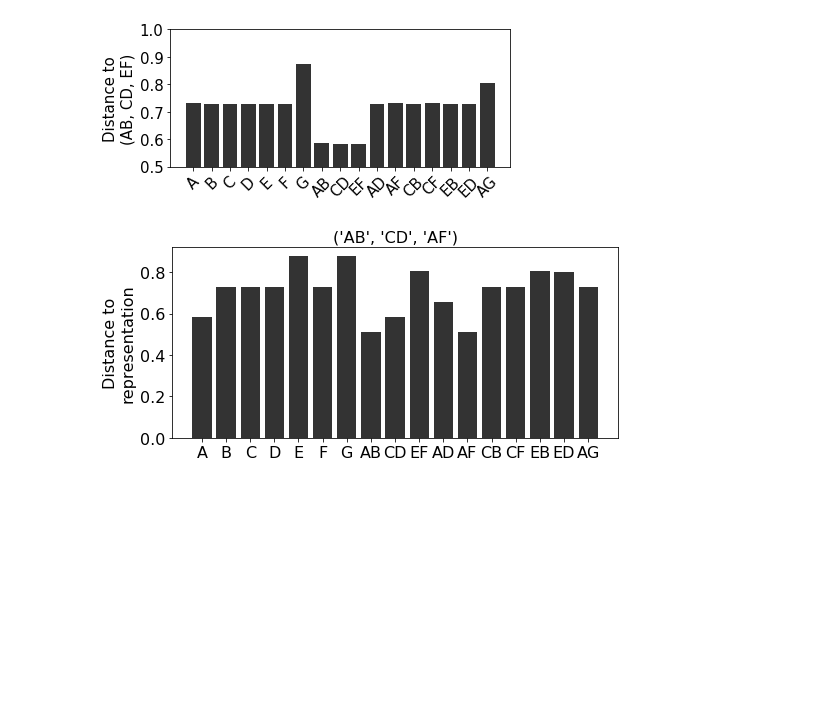
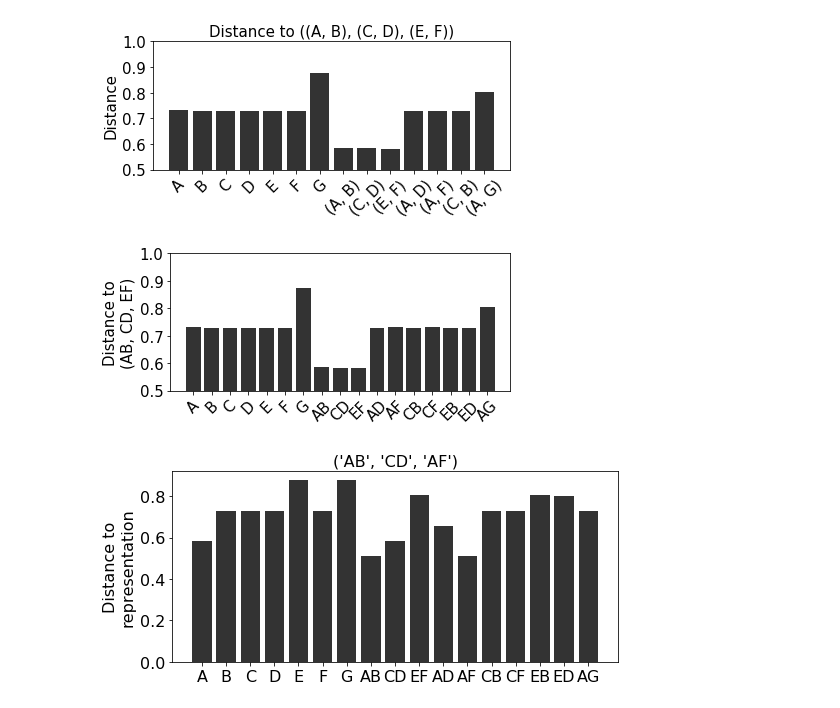
Before and after one commit to rkp8000/crossing_over, a Jupyter notebook: 4_trees.ipynb, the cells around one changed output. Saved outputs shown, nothing was run; the diff lists cells and outputs as text; code cells hidden in the pictures; blank space fills up the shorter version.

Commit message:
Change tree notation.

```diff
--- a/4_trees.ipynb
+++ b/4_trees.ipynb
@@ -78,6 +78,39 @@ class Encoder(object):
                 xs_tmp[jctn] = self.weave(xs_jctn)
 
         return xs_tmp[jctns[-1]]
+# %%
+tree = [('A','B'), ('C', 'D'), ('E', 'F'), (('A','B'), ('C', 'D'), ('E', 'F'))]
+compare = [
+    'A', 'B', 'C', 'D', 'E', 'F', 'G',
+    ('A', 'B'), ('C', 'D'), ('E', 'F'), ('A', 'D'), ('A' , 'F'), ('C', 'B'), ('A', 'G')]
+n_trial = 100
+
+def to_str(tup):
+    return '({}, {})'.format(*tup)
+
+dsts = np.nan * np.zeros((n_trial, len(compare)))
+
+for seed in range(n_trial):
+    encoder = Encoder(seed, D, N, Z)
+    x = encoder.encode(tree)
+
+    for c_ctr, compare_ in enumerate(compare):
+        dsts[seed, c_ctr] = hamming(x, encoder.encode([compare_]))
+
+fig, ax = plt.subplots(1, 1, figsize=(6, 3), tight_layout=True)
+
+ax.bar(np.arange(len(compare)), dsts.mean(0), color='k', alpha=.8)
+ax.set_ylim(.5, 1)
+ax.set_xticks(np.arange(len(compare)))
+x_tick_labels = [c_ if not isinstance(c_, tuple) else to_str(c_) for c_ in compare]
+ax.set_xticklabels(x_tick_labels, rotation=45)
+ax.set_ylabel('Distance')
+ax.set_title('Distance to ({}, {}, {})'.format(to_str(tree[-1][0]), to_str(tree[-1][1]), to_str(tree[-1][2])))
+
+set_font_size(ax, 15)
+fig.savefig('panel_svgs/tree_smty.svg')
+# %% [output]
+[figure, added]
 # %%
 tree = ['AB', 'CD', 'EF', ('AB', 'CD', 'EF')]
 compare = [
```
Also changed, not shown: 1 other file.
